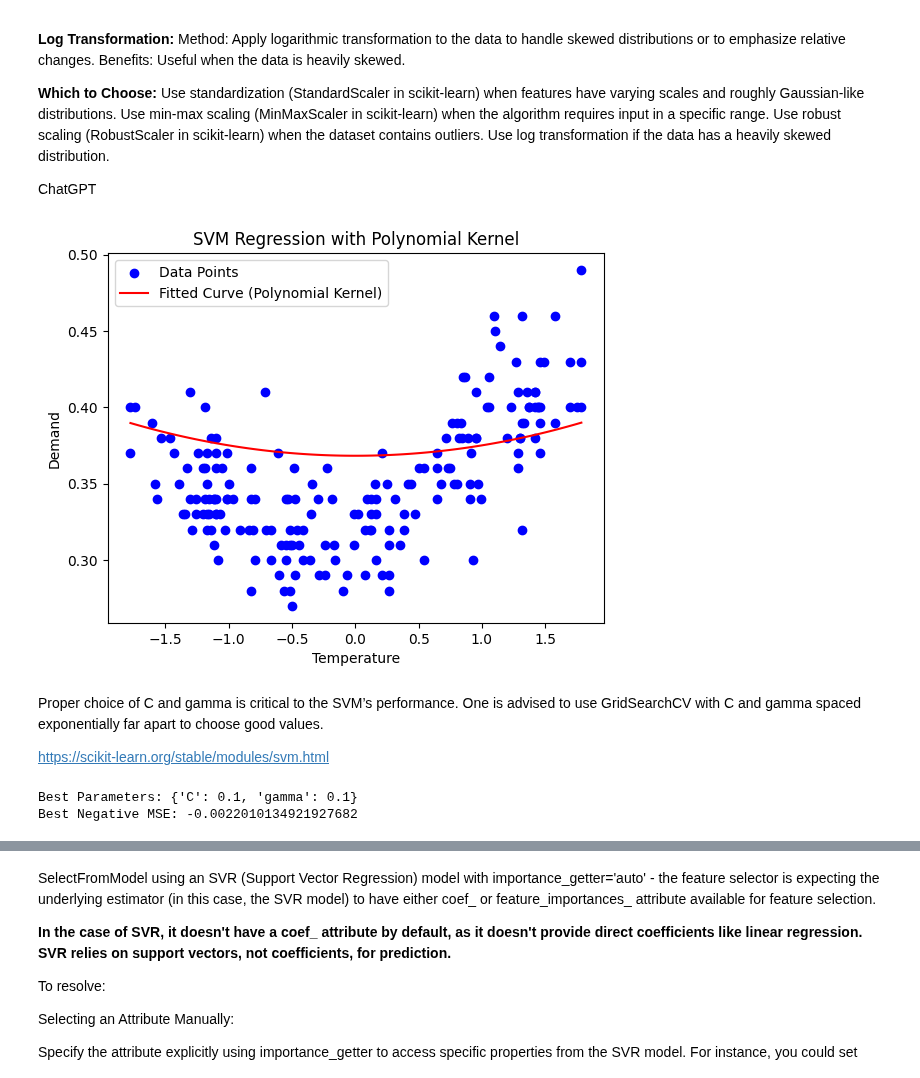
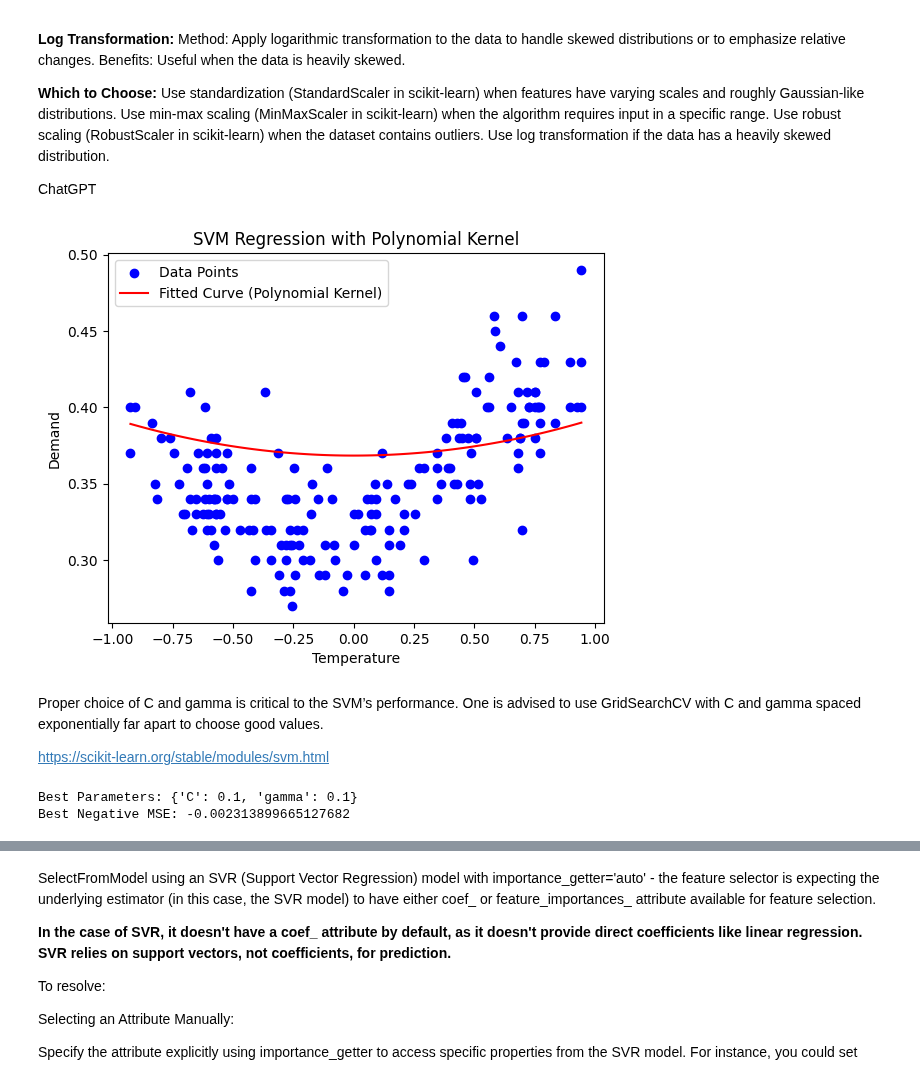
Before and after one commit to ATECO-malta/applied_ml_assignment, a Jupyter notebook: SVM.ipynb, the cells around one changed output, grey strips where cells are left out. Saved outputs shown, nothing was run; the diff lists cells and outputs as text; code cells hidden in the pictures.

```diff
--- a/SVM.ipynb
+++ b/SVM.ipynb
@@ -319,21 +287,33 @@ y_norm = y_norm.to_numpy().ravel()
+# %%
+# selectedFeatures = ['GDP_bln','tmax', 'Population_k']
+selectedFeatures = ['tmax']
+selectedTarget = ['Max_Demand_GW']
+scaler = RobustScaler()  # StandardScaler, MinMaxScaler, RobustScaler, etc.
+
+x_normTrain= scaler.fit_transform(training_data[selectedFeatures])
+y_normTrain = training_data[selectedTarget].to_numpy().ravel()
+
+x_normTest = scaler.fit_transform(test_data[selectedFeatures])
+y_normTest = test_data[selectedTarget].to_numpy().ravel()
 # %%
 # Creating and fitting the SVM regression model with a polynomial kernel
-svm_poly_norm = SVR(kernel='poly', degree=2, C=10, gamma='auto') #can use scale
-svm_poly_norm.fit(x_norm, y_norm)
+# svm_poly_norm = SVR(kernel='poly', degree=2, C=10, gamma='auto')
+svm_poly_norm = SVR(kernel='poly', degree=2, C=0.1, gamma='auto')
+svm_poly_norm.fit(x_normTrain, y_normTrain)
 
 # Plotting the data points
-plt.scatter(x_norm, y_norm, c='blue', label='Data Points')
+plt.scatter(x_normTrain, y_normTrain, c='blue', label='Data Points')
 
 # Plotting the predicted curve
-x_values = np.linspace(np.min(x_norm), np.max(x_norm), 100)
+x_values = np.linspace(np.min(x_normTrain), np.max(x_normTrain), 100)
 y_values = svm_poly_norm.predict(x_values.reshape(-1, 1))  # Reshaping for prediction
 
 plt.plot(x_values, y_values, color='red', label='Fitted Curve (Polynomial Kernel)')
 
 plt.xlabel('Temperature')
 plt.ylabel('Demand')
 plt.title('SVM Regression with Polynomial Kernel')
 plt.legend()
 plt.show()
 # %% [output]
-[figure, old version]
+[figure, new version]
@@ -376,7 +345,7 @@ print("Best Parameters:", best_params)
 print("Best Negative MSE:", best_score)
 # %% [output]
 Best Parameters: {'C': 0.1, 'gamma': 0.1}
-Best Negative MSE: -0.0022010134921927682
+Best Negative MSE: -0.002313899665127682
 # %%
 svm_regressor = SVR(kernel='rbf', C=0.1, gamma=0.1)
 svm_regressor.fit(x_normTrain, y_normTrain)
```
Also changed, not shown: parts of 5 cells of this notebook.
